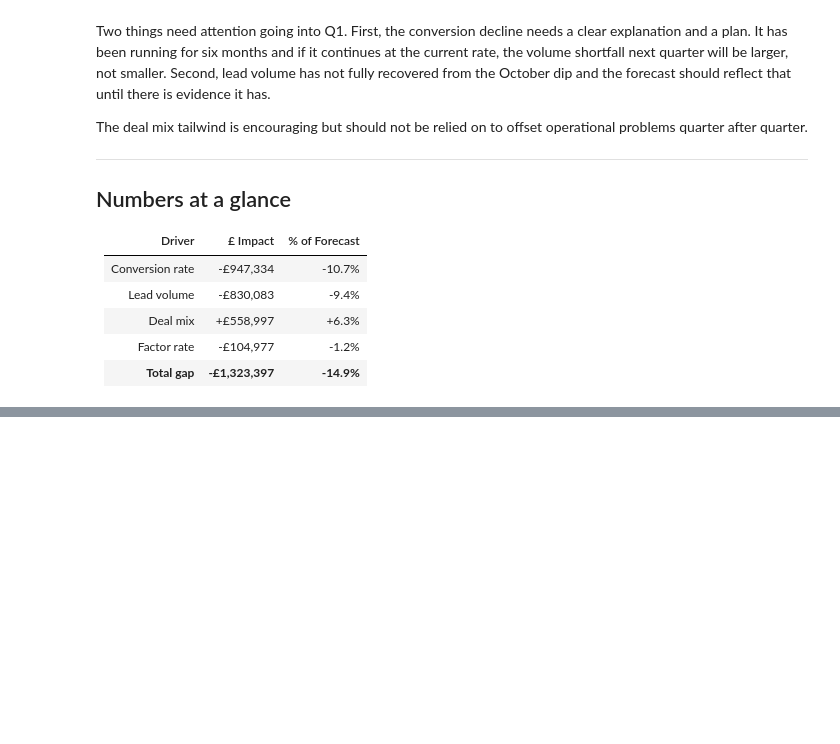
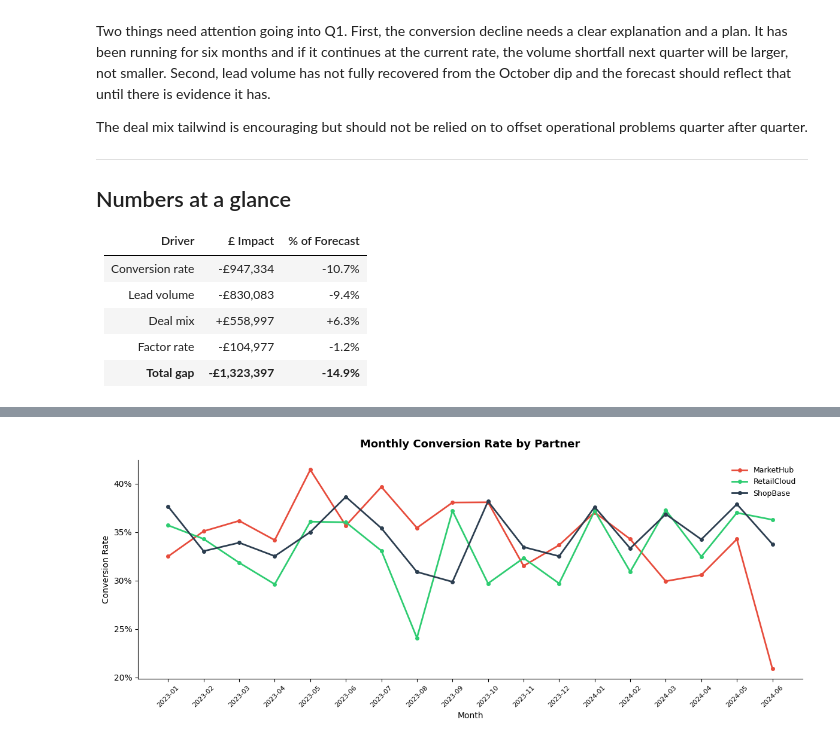
Before and after one commit to dobadina/capflow-analytics, a Jupyter notebook: notebooks/capflow_analytics.ipynb, the cells around one changed output, grey strips where cells are left out. Cells and saved outputs as stored; diff of their text form; code cells hidden in the pictures; blank space fills up the shorter version.

Commit message:
feat: initial project structure, gitignore, requirements, README

```diff
--- a/notebooks/capflow_analytics.ipynb
+++ b/notebooks/capflow_analytics.ipynb
@@ -908,0 +921,80 @@ Done.
+# %%
+import pandas as pd
+import numpy as np
+import sqlite3
+import matplotlib.pyplot as plt
+import matplotlib.ticker as mtick
+import os
+from sklearn.linear_model import LogisticRegression
+from sklearn.preprocessing import LabelEncoder
+from sklearn.metrics import classification_report
+import warnings
+warnings.filterwarnings('ignore')
+
+PROJECT_ROOT = '/content/drive/MyDrive/capflow-analytics'
+db_path      = os.path.join(PROJECT_ROOT, 'data/capflow.db')
+
+conn      = sqlite3.connect(db_path)
+leads_df  = pd.read_sql('SELECT * FROM leads', conn)
+funded_df = pd.read_sql('SELECT * FROM funded_deals', conn)
+conn.close()
+
+leads_df['month'] = pd.to_datetime(leads_df['date']).dt.to_period('M').astype(str)
+
+# Monthly conversion rate by partner
+monthly_conv = (
+    leads_df
+    .groupby(['month', 'partner'])
+    .apply(
+        lambda x: (x['application_status'] == 'approved').sum() / len(x),
+        include_groups=False
+    )
+    .reset_index()
+)
+monthly_conv.columns = ['month', 'partner', 'conversion_rate']
+
+# Summary: first 6 months vs last 6 months by partner
+print("Network-wide conversion: first 6 months vs last 6 months")
+print("-" * 55)
+all_months = sorted(leads_df['month'].unique())
+early_months = all_months[:6]
+late_months  = all_months[-6:]
+
+for partner in ['ShopBase', 'MarketHub', 'RetailCloud']:
+    partner_data = monthly_conv[monthly_conv['partner'] == partner].reset_index(drop=True)
+    early = partner_data[partner_data['month'].isin(early_months)]['conversion_rate'].mean()
+    late  = partner_data[partner_data['month'].isin(late_months)]['conversion_rate'].mean()
+    change = late - early
+    flag  = '  <-- investigate' if change < -0.04 else ''
+    print(f"  {partner:<14} early: {early:.1%}  late: {late:.1%}  change: {change:+.1%}{flag}")
+
+# Plot all three partners
+fig, ax = plt.subplots(figsize=(12, 5))
+
+colors = {
+    'ShopBase':    '#2c3e50',
+    'MarketHub':   '#e74c3c',
+    'RetailCloud': '#2ecc71',
+}
+
+for partner, group in monthly_conv.groupby('partner'):
+    ax.plot(group['month'], group['conversion_rate'],
+            label=partner, color=colors[partner],
+            linewidth=2, marker='o', markersize=4)
+
+ax.yaxis.set_major_formatter(mtick.PercentFormatter(xmax=1, decimals=0))
+ax.set_title('Monthly Conversion Rate by Partner', fontsize=13, fontweight='bold', pad=15)
+ax.set_xlabel('Month', fontsize=10)
+ax.set_ylabel('Conversion Rate', fontsize=10)
+ax.tick_params(axis='x', rotation=45, labelsize=8)
+ax.spines['top'].set_visible(False)
+ax.spines['right'].set_visible(False)
+ax.legend(fontsize=9, frameon=False)
+
+plt.tight_layout()
+
+chart_path = os.path.join(PROJECT_ROOT, 'reports/validation_charts/conversion_trend.png')
+plt.savefig(chart_path, dpi=150, bbox_inches='tight')
+plt.show()
+print(f"\nChart saved to {chart_path}")
+# %% [output]
@@ -908,0 +1006 @@ Done.
+[figure, added]
```
Also changed, not shown: parts of 7 cells of this notebook, 3 other files.
